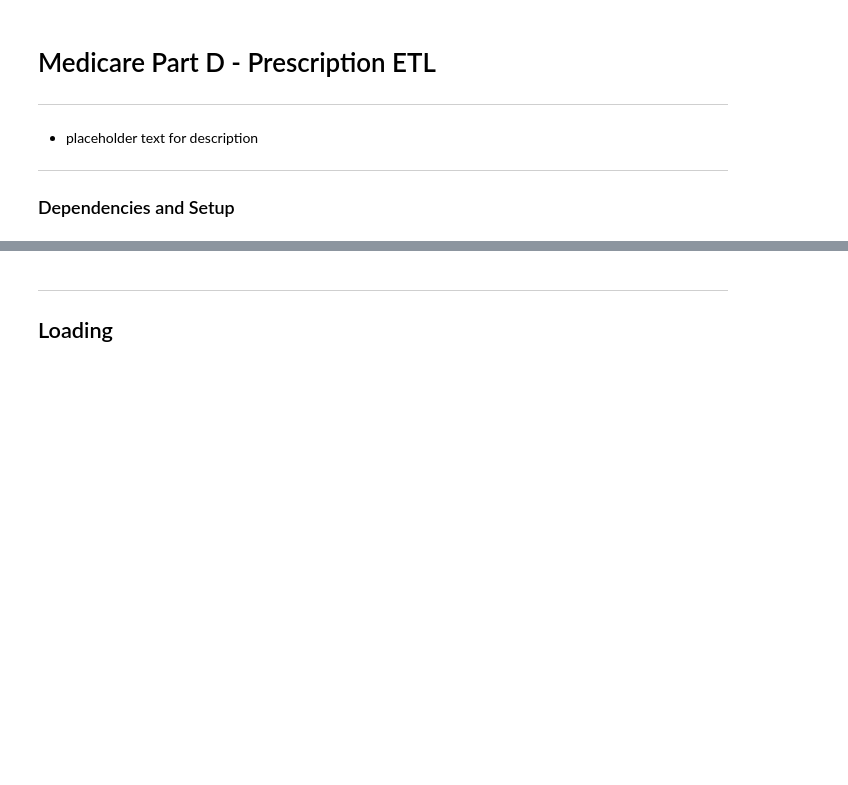
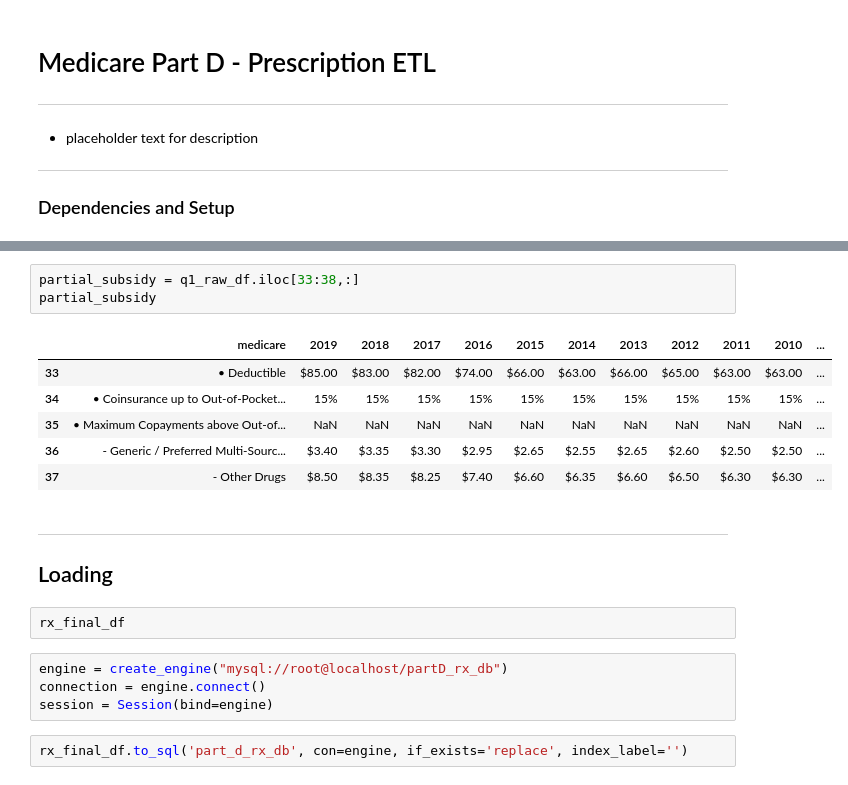
Before and after one commit to kychien/Part_D_RX_ETL, a Jupyter notebook: RX_ETL.ipynb, the cells around one changed output, grey strips where cells are left out. Cells and saved outputs as stored; diff of their text form; blank space fills up the shorter version.

```diff
--- a/RX_ETL.ipynb
+++ b/RX_ETL.ipynb
@@ -34,3 +339,21 @@ q1_url = 'https://q1medicare.com/PartD-The-2019-Medicare-Part-D-Outlook.php#ME96
+# %%
+partial_subsidy = q1_raw_df.iloc[33:38,:]
+partial_subsidy
+# %% [output]
+|  | medicare | 2019 | 2018 | 2017 | 2016 | 2015 | 2014 | 2013 | 2012 | 2011 | 2010 | ... |
+| 33 | • Deductible | $85.00 | $83.00 | $82.00 | $74.00 | $66.00 | $63.00 | $66.00 | $65.00 | $63.00 | $63.00 | ... |
+| 34 | • Coinsurance up to Out-of-Pocket... | 15% | 15% | 15% | 15% | 15% | 15% | 15% | 15% | 15% | 15% | ... |
+| 35 | • Maximum Copayments above Out-of... | NaN | NaN | NaN | NaN | NaN | NaN | NaN | NaN | NaN | NaN | ... |
+| 36 | - Generic / Preferred Multi-Sourc... | $3.40 | $3.35 | $3.30 | $2.95 | $2.65 | $2.55 | $2.65 | $2.60 | $2.50 | $2.50 | ... |
+| 37 | - Other Drugs | $8.50 | $8.35 | $8.25 | $7.40 | $6.60 | $6.35 | $6.60 | $6.50 | $6.30 | $6.30 | ... |
 # %% [markdown]
 ---
 ## Loading
+# %%
+rx_final_df
+# %%
+engine = create_engine("mysql://root@localhost/partD_rx_db")
+connection = engine.connect()
+session = Session(bind=engine)
+# %%
+rx_final_df.to_sql('part_d_rx_db', con=engine, if_exists='replace', index_label='')
```
Also changed, not shown: parts of 47 cells of this notebook, 1 other file.
